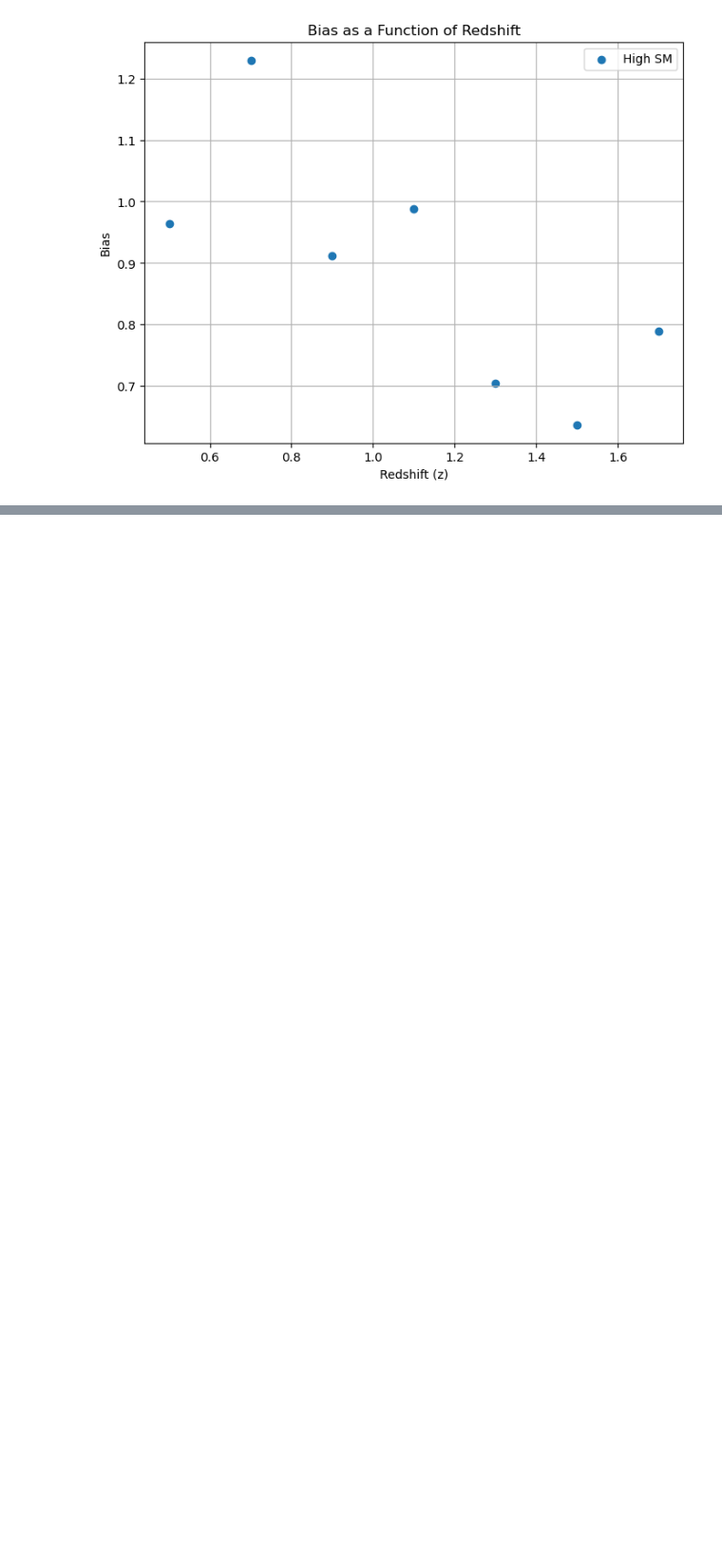
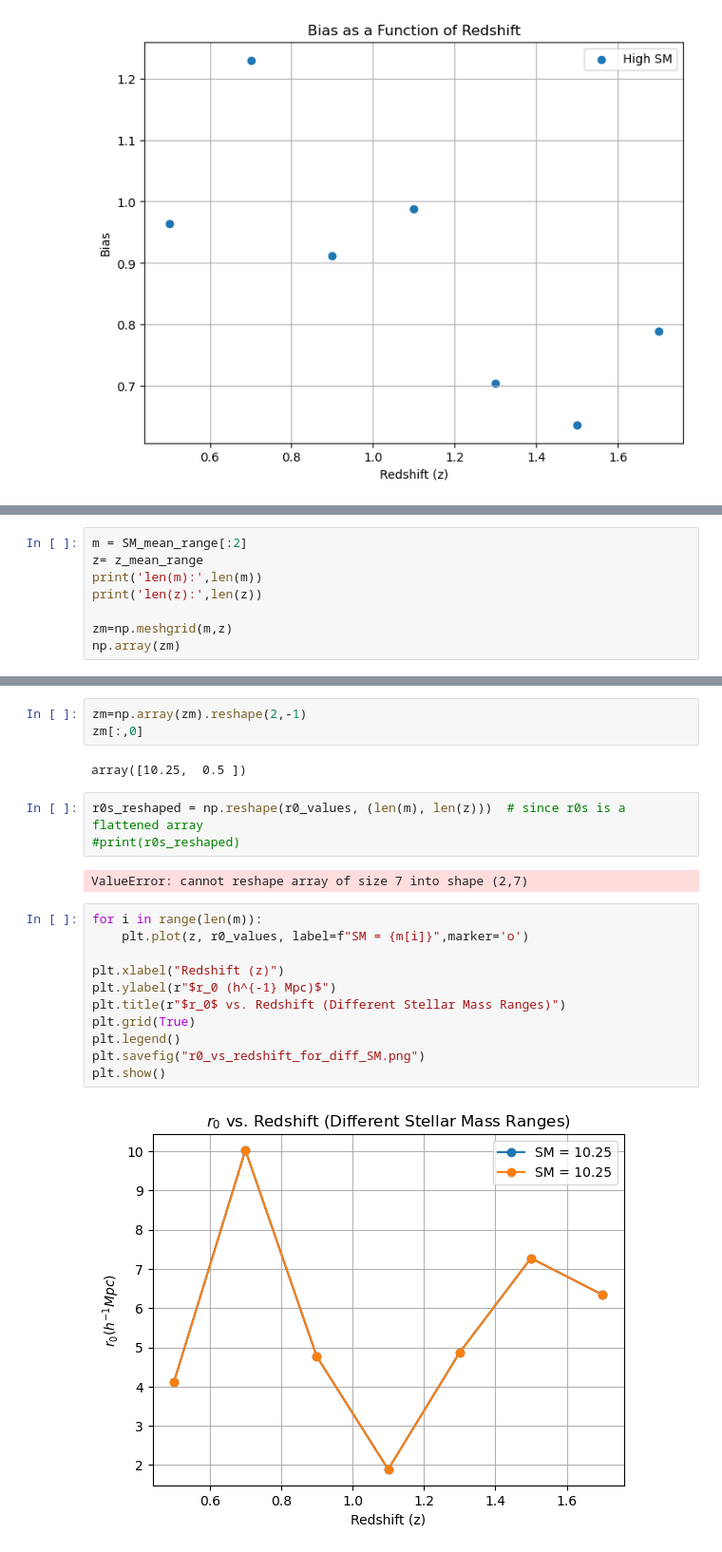
Before and after one commit to OtiliaIrina/Master_Thesis, a Jupyter notebook: class.ipynb, the cells around one changed output, grey strips where cells are left out. Shown at 95% size. Drawn from its saved outputs; the diff is of its cells as text; blank space fills up the shorter version.

```diff
--- a/class.ipynb
+++ b/class.ipynb
@@ -1081,0 +1113,8 @@ plt.show()
+# %%
+m = SM_mean_range[:2]
+z= z_mean_range
+print('len(m):',len(m))
+print('len(z):',len(z))
+
+zm=np.meshgrid(m,z)
+np.array(zm)
@@ -1081,0 +1139,23 @@ plt.show()
+# %%
+zm=np.array(zm).reshape(2,-1)
+zm[:,0]
+# %% [output]
+array([10.25,  0.5 ])
+# %%
+r0s_reshaped = np.reshape(r0_values, (len(m), len(z)))  # since r0s is a flattened array
+#print(r0s_reshaped)
+# %% [output]
+ValueError: cannot reshape array of size 7 into shape (2,7)
+# %%
+for i in range(len(m)):
+    plt.plot(z, r0_values, label=f"SM = {m[i]}",marker='o')
+
+plt.xlabel("Redshift (z)")
+plt.ylabel(r"$r_0 (h^{-1} Mpc)$")
+plt.title(r"$r_0$ vs. Redshift (Different Stellar Mass Ranges)")
+plt.grid(True)
+plt.legend()
+plt.savefig("r0_vs_redshift_for_diff_SM.png")
+plt.show()
+# %% [output]
+[figure, added]
```
Also changed, not shown: parts of 10 cells of this notebook, 3 other files.
